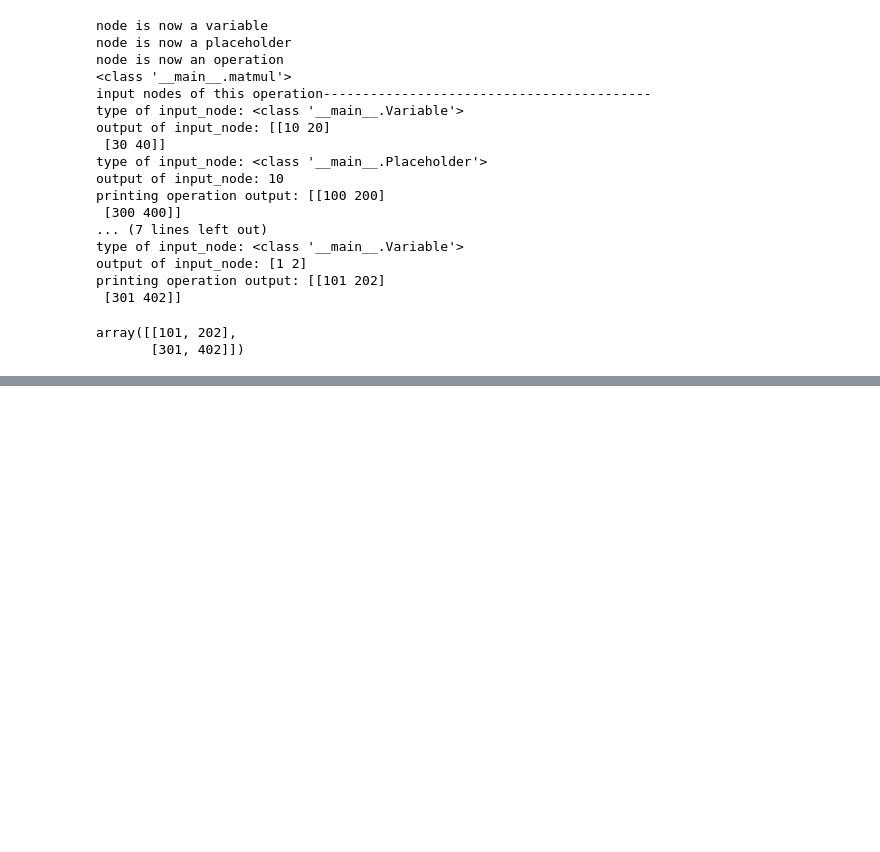
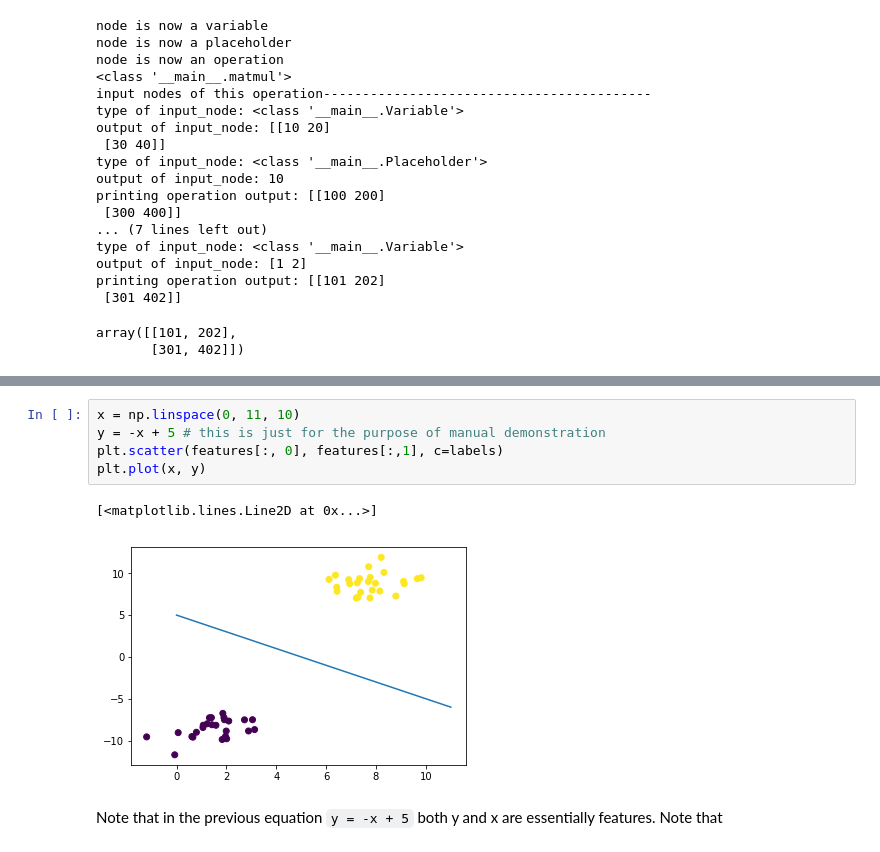
Before and after one commit to Diagon-Alley/tensor-flow-exps, a Jupyter notebook: BasicNeuralNetworks/ManualNeuralNetwork.ipynb, the cells around one changed output, grey strips where cells are left out. Drawn from its saved outputs; the diff is of its cells as text; blank space fills up the shorter version.

```diff
--- a/BasicNeuralNetworks/ManualNeuralNetwork.ipynb
+++ b/BasicNeuralNetworks/ManualNeuralNetwork.ipynb
@@ -239,0 +317,10 @@ array([[101, 202],
+# %%
+x = np.linspace(0, 11, 10)
+y = -x + 5 # this is just for the purpose of manual demonstration
+plt.scatter(features[:, 0], features[:,1], c=labels)
+plt.plot(x, y)
+# %% [output]
+[<matplotlib.lines.Line2D at 0x...>]
+[figure, added]
+# %% [markdown]
+Note that in the previous equation `y = -x + 5` both y and x are essentially features. Note that
```
Also changed, not shown: parts of 15 cells of this notebook.
